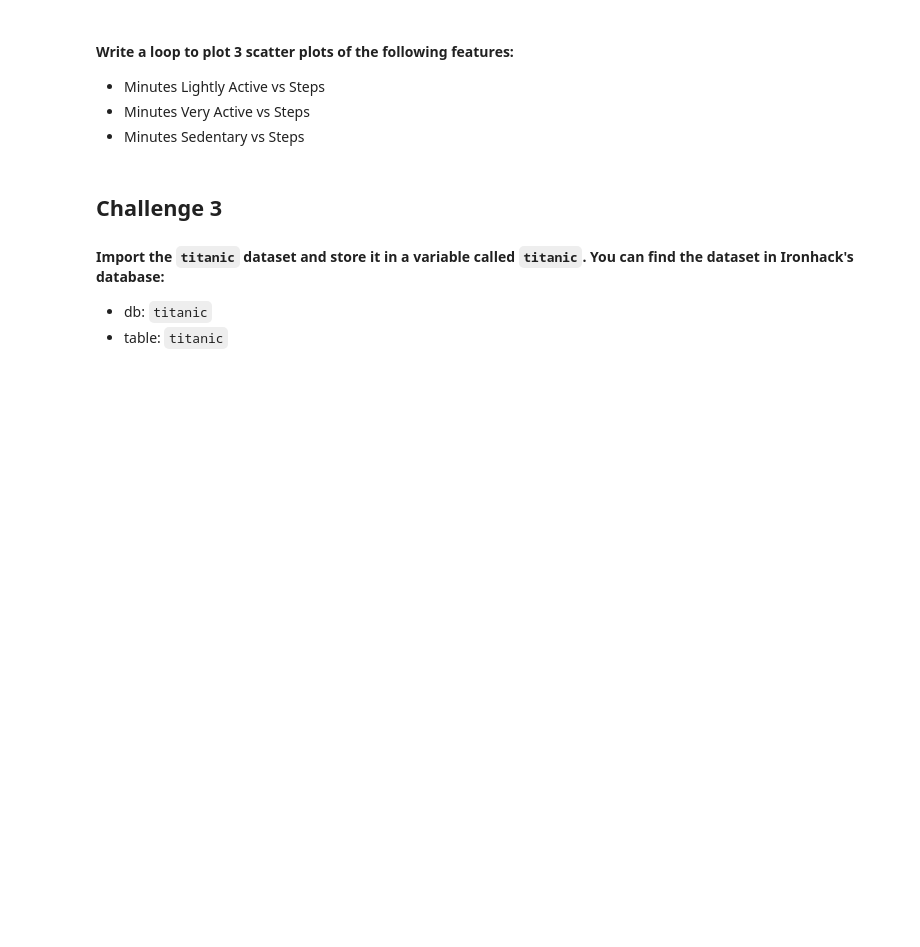
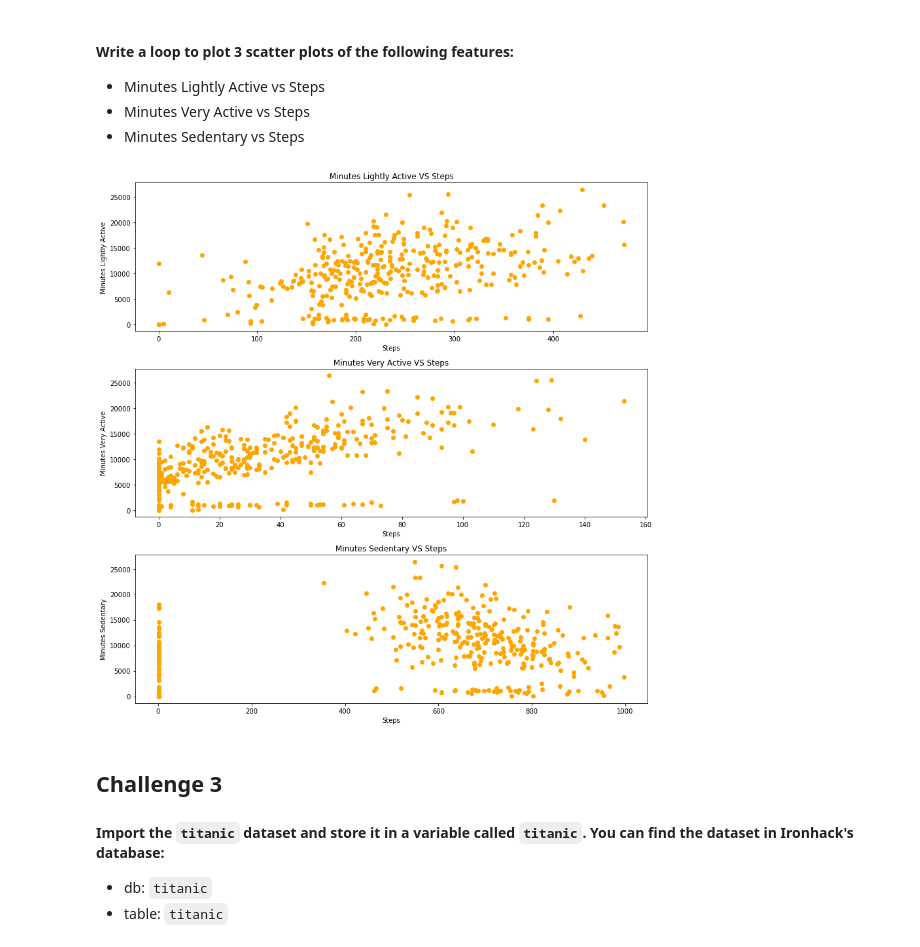
Before and after one commit to GNavarro-DA/dataptmad1121_labs, a Jupyter notebook: module-2/matplotlib-seaborn/your-code/main.ipynb, the cells around one changed output. Cells and saved outputs as stored; diff of their text form; code cells hidden in the pictures; blank space fills up the shorter version.

```diff
--- a/module-2/matplotlib-seaborn/your-code/main.ipynb
+++ b/module-2/matplotlib-seaborn/your-code/main.ipynb
@@ -156,3 +155,19 @@ plt.show();
+# %%
+# your code here
+scatter_list = ['Minutes Lightly Active', 'Minutes Very Active', 'Minutes Sedentary']
+
+fig, ax = plt.subplots(ncols=1, nrows=3, figsize=(12,12))
+for i in range(len(scatter_list)):
+    title = scatter_list[i] + ' VS Steps'
+    ax[i].set_title(title)
+    ax[i].set_xlabel('Steps')
+    ax[i].set_ylabel(scatter_list[i])
+    ax[i].scatter(fitbit[scatter_list[i]], fitbit['Steps'], color='orange')
+    fig.tight_layout()
+
+plt.show();
+# %% [output]
+[figure, added]
 # %% [markdown]
 ## Challenge 3
 
```
Also changed, not shown: parts of 33 cells of this notebook.
